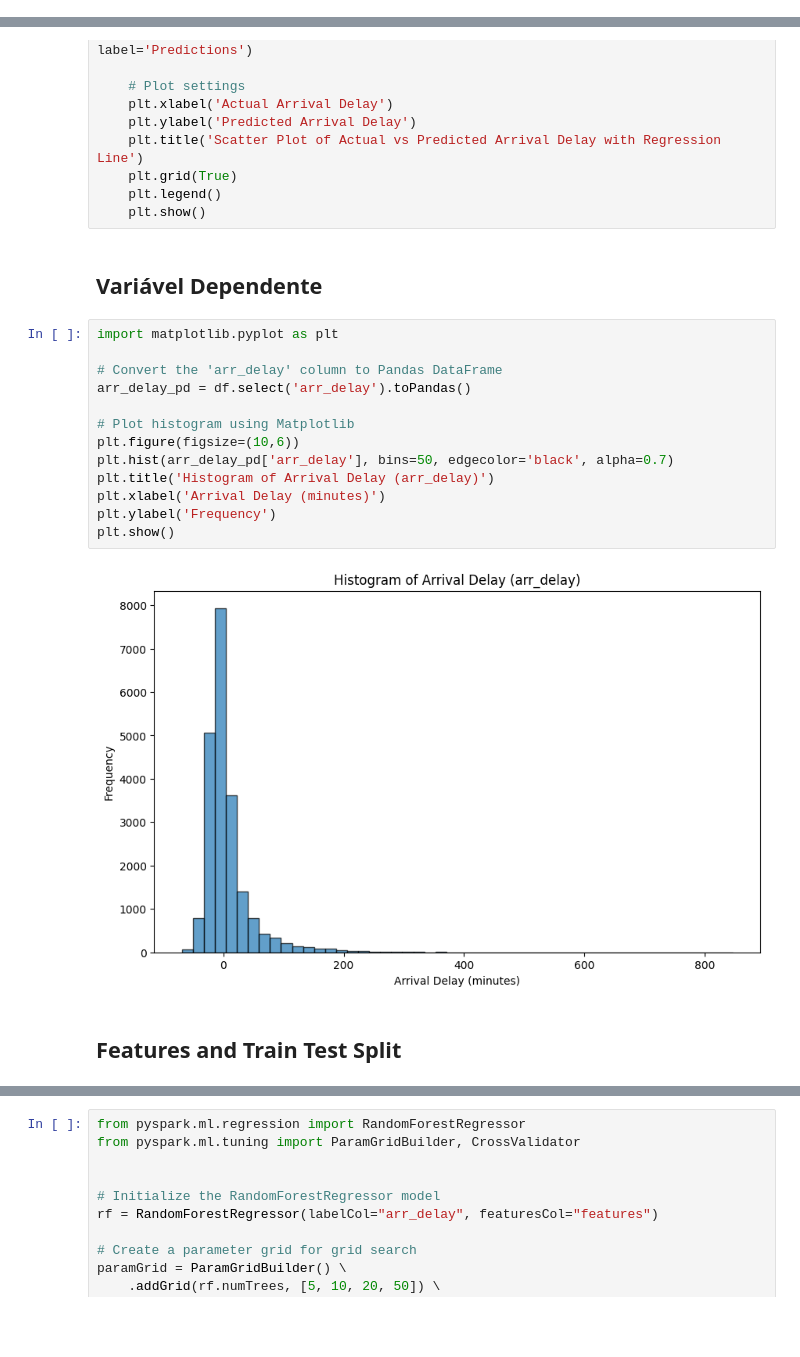
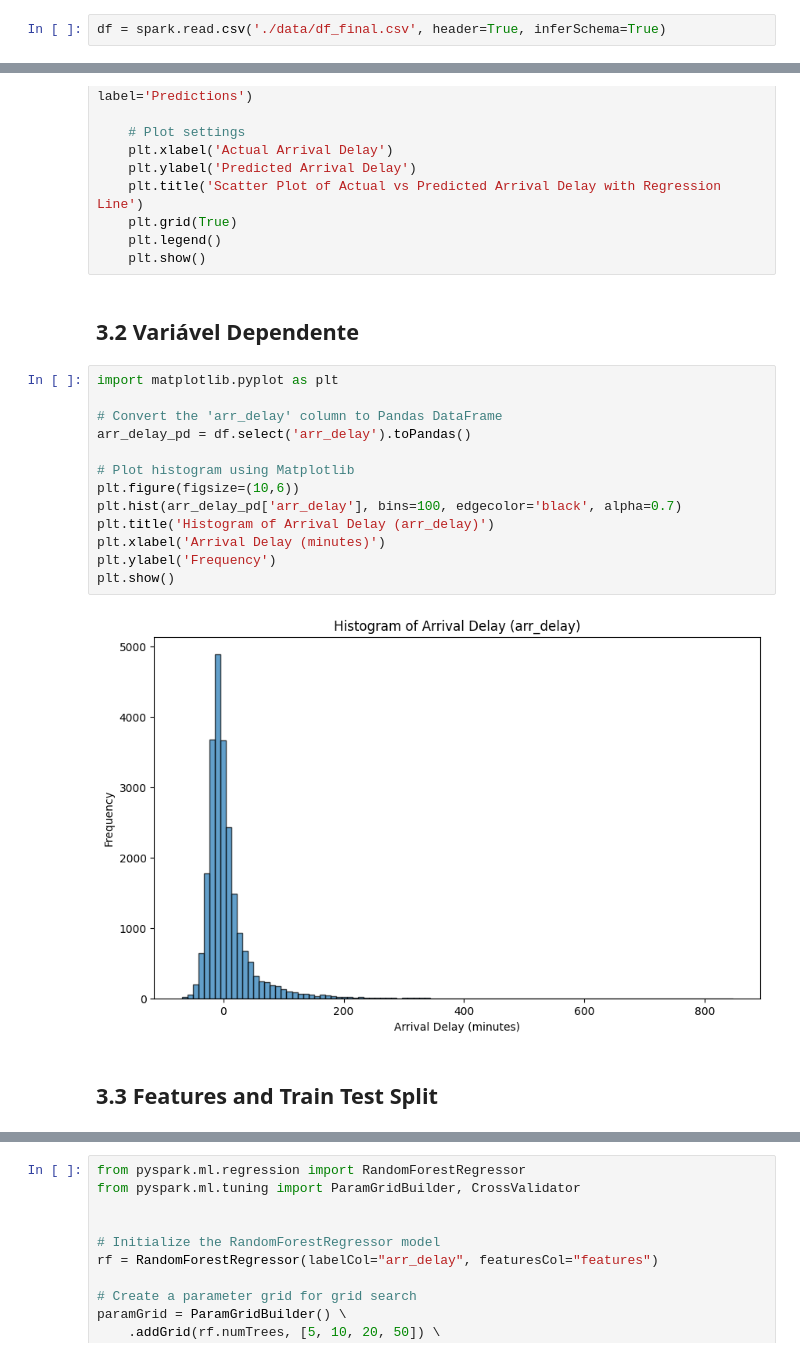
Before and after one commit to danbmello/picpay-case-danilo-mello, a Jupyter notebook: notebook/NB_DaniloMello.ipynb, the cells around one changed output, grey strips where cells are left out. Drawn from its saved outputs; the diff is of its cells as text; blank space fills up the shorter version.

```diff
--- a/notebook/NB_DaniloMello.ipynb
+++ b/notebook/NB_DaniloMello.ipynb
@@ -1149,0 +1125,2 @@ df = spark.read.csv('df_final.csv', header=True, inferSchema=True)
+# %%
+df = spark.read.csv('./data/df_final.csv', header=True, inferSchema=True)
@@ -1197,24 +1178,24 @@ def plot_scatter_delay(predictions):
     plt.legend()
     plt.show()
 # %% [markdown]
-## Variável Dependente
+## 3.2 Variável Dependente
 # %%
 import matplotlib.pyplot as plt
 
 # Convert the 'arr_delay' column to Pandas DataFrame
 arr_delay_pd = df.select('arr_delay').toPandas()
 
 # Plot histogram using Matplotlib
 plt.figure(figsize=(10,6))
-plt.hist(arr_delay_pd['arr_delay'], bins=50, edgecolor='black', alpha=0.7)
+plt.hist(arr_delay_pd['arr_delay'], bins=100, edgecolor='black', alpha=0.7)
 plt.title('Histogram of Arrival Delay (arr_delay)')
 plt.xlabel('Arrival Delay (minutes)')
 plt.ylabel('Frequency')
 plt.show()
 # %% [output]
-[figure, old version]
+[figure, new version]
 # %% [markdown]
-## Features and Train Test Split
+## 3.3 Features and Train Test Split
 # %%
 from pyspark.ml.feature import StandardScaler, StringIndexer, VectorAssembler
 from pyspark.ml.evaluation import RegressionEvaluator
```
Also changed, not shown: parts of 125 cells of this notebook, 11 other files.
